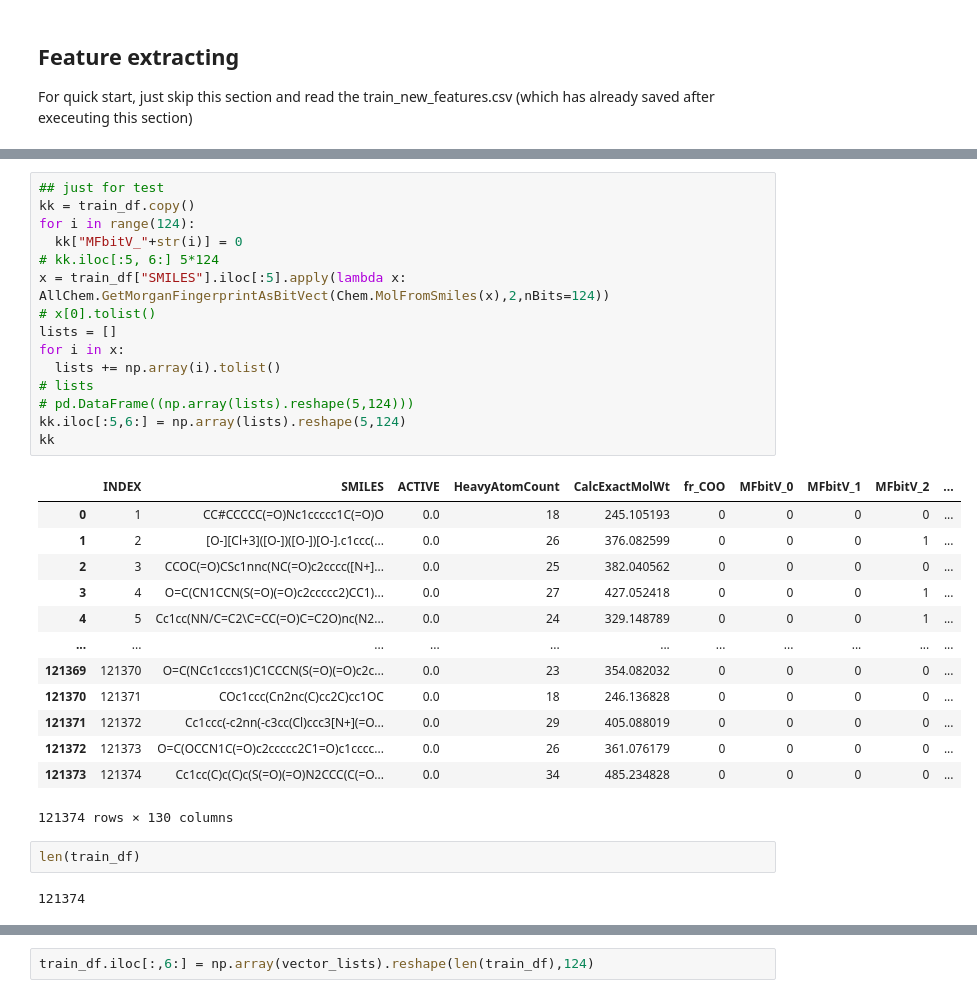
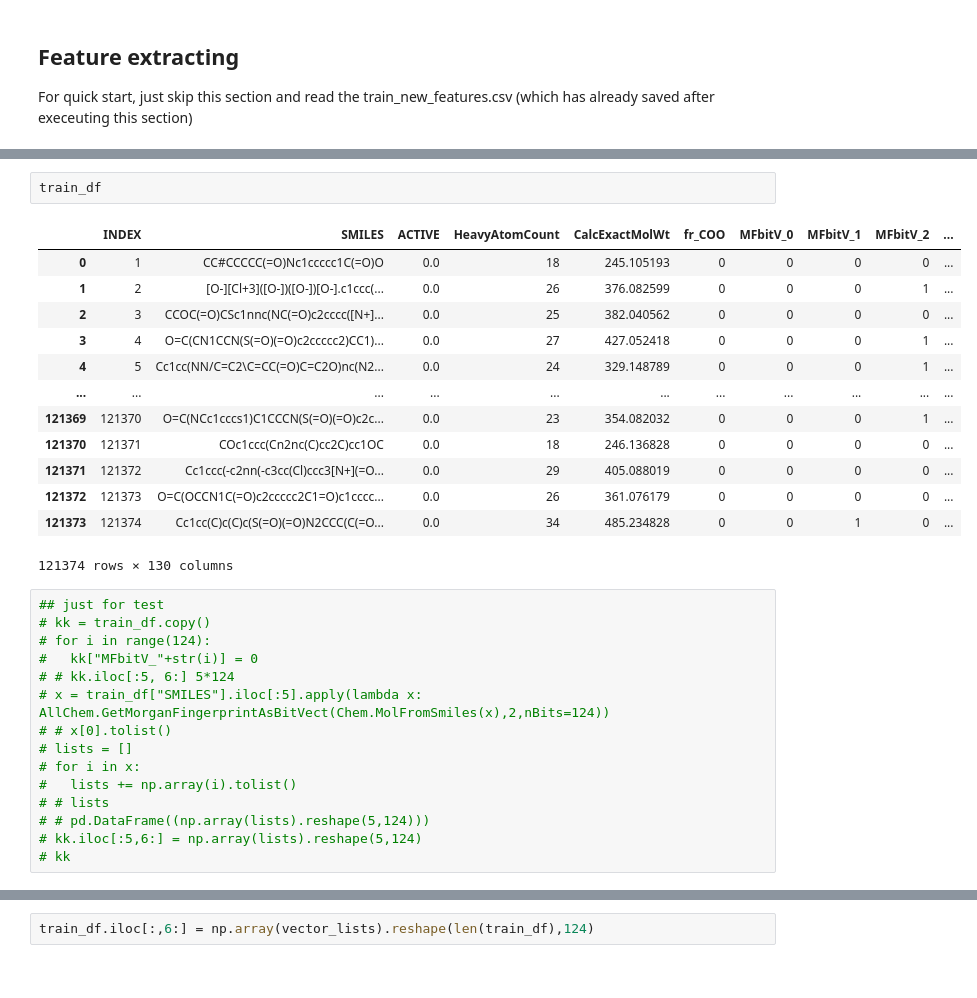
Before and after one commit to Spycsh/DataScienceNoteBooks, a Jupyter notebook: rdkit_challenge.ipynb, the cells around one changed output, grey strips where cells are left out. Drawn from its saved outputs; the diff is of its cells as text.

```diff
--- a/rdkit_challenge.ipynb
+++ b/rdkit_challenge.ipynb
@@ -98,36 +90,34 @@ RDKit WARNING: [20:34:09] WARNING: not removing hydrogen atom without neighbors
+# %%
+train_df
+# %% [output]
+|  | INDEX | SMILES | ACTIVE | HeavyAtomCount | CalcExactMolWt | fr_COO | MFbitV_0 | MFbitV_1 | MFbitV_2 | ... |
+| 0 | 1 | CC#CCCCC(=O)Nc1ccccc1C(=O)O | 0.0 | 18 | 245.105193 | 0 | 0 | 0 | 0 | ... |
+| 1 | 2 | [O-][Cl+3]([O-])([O-])[O-].c1ccc(... | 0.0 | 26 | 376.082599 | 0 | 0 | 0 | 1 | ... |
+| 2 | 3 | CCOC(=O)CSc1nnc(NC(=O)c2cccc([N+]... | 0.0 | 25 | 382.040562 | 0 | 0 | 0 | 0 | ... |
+| 3 | 4 | O=C(CN1CCN(S(=O)(=O)c2ccccc2)CC1)... | 0.0 | 27 | 427.052418 | 0 | 0 | 0 | 1 | ... |
+| 4 | 5 | Cc1cc(NN/C=C2\C=CC(=O)C=C2O)nc(N2... | 0.0 | 24 | 329.148789 | 0 | 0 | 0 | 1 | ... |
+| ... | ... | ... | ... | ... | ... | ... | ... | ... | ... | ... |
+| 121369 | 121370 | O=C(NCc1cccs1)C1CCCN(S(=O)(=O)c2c... | 0.0 | 23 | 354.082032 | 0 | 0 | 0 | 1 | ... |
+| 121370 | 121371 | COc1ccc(Cn2nc(C)cc2C)cc1OC | 0.0 | 18 | 246.136828 | 0 | 0 | 0 | 0 | ... |
+| 121371 | 121372 | Cc1ccc(-c2nn(-c3cc(Cl)ccc3[N+](=O... | 0.0 | 29 | 405.088019 | 0 | 0 | 0 | 0 | ... |
+| 121372 | 121373 | O=C(OCCN1C(=O)c2ccccc2C1=O)c1cccc... | 0.0 | 26 | 361.076179 | 0 | 0 | 0 | 0 | ... |
+| 121373 | 121374 | Cc1cc(C)c(C)c(S(=O)(=O)N2CCC(C(=O... | 0.0 | 34 | 485.234828 | 0 | 0 | 1 | 0 | ... |
+121374 rows × 130 columns
 # %%
 ## just for test
-kk = train_df.copy()
-for i in range(124):
-  kk["MFbitV_"+str(i)] = 0
-# kk.iloc[:5, 6:] 5*124
-x = train_df["SMILES"].iloc[:5].apply(lambda x: AllChem.GetMorganFingerprintAsBitVect(Chem.MolFromSmiles(x),2,nBits=124))
-# x[0].tolist()
-lists = []
-for i in x:
-  lists += np.array(i).tolist()
-# lists
-# pd.DataFrame((np.array(lists).reshape(5,124)))
-kk.iloc[:5,6:] = np.array(lists).reshape(5,124)
-kk
+# kk = train_df.copy()
+# for i in range(124):
+#   kk["MFbitV_"+str(i)] = 0
+# # kk.iloc[:5, 6:] 5*124
+# x = train_df["SMILES"].iloc[:5].apply(lambda x: AllChem.GetMorganFingerprintAsBitVect(Chem.MolFromSmiles(x),2,nBits=124))
+# # x[0].tolist()
+# lists = []
+# for i in x:
+#   lists += np.array(i).tolist()
+# # lists
+# # pd.DataFrame((np.array(lists).reshape(5,124)))
+# kk.iloc[:5,6:] = np.array(lists).reshape(5,124)
+# kk
-# %% [output]
-|  | INDEX | SMILES | ACTIVE | HeavyAtomCount | CalcExactMolWt | fr_COO | MFbitV_0 | MFbitV_1 | MFbitV_2 | ... |
-| 0 | 1 | CC#CCCCC(=O)Nc1ccccc1C(=O)O | 0.0 | 18 | 245.105193 | 0 | 0 | 0 | 0 | ... |
-| 1 | 2 | [O-][Cl+3]([O-])([O-])[O-].c1ccc(... | 0.0 | 26 | 376.082599 | 0 | 0 | 0 | 1 | ... |
-| 2 | 3 | CCOC(=O)CSc1nnc(NC(=O)c2cccc([N+]... | 0.0 | 25 | 382.040562 | 0 | 0 | 0 | 0 | ... |
-| 3 | 4 | O=C(CN1CCN(S(=O)(=O)c2ccccc2)CC1)... | 0.0 | 27 | 427.052418 | 0 | 0 | 0 | 1 | ... |
-| 4 | 5 | Cc1cc(NN/C=C2\C=CC(=O)C=C2O)nc(N2... | 0.0 | 24 | 329.148789 | 0 | 0 | 0 | 1 | ... |
-| ... | ... | ... | ... | ... | ... | ... | ... | ... | ... | ... |
-| 121369 | 121370 | O=C(NCc1cccs1)C1CCCN(S(=O)(=O)c2c... | 0.0 | 23 | 354.082032 | 0 | 0 | 0 | 0 | ... |
-| 121370 | 121371 | COc1ccc(Cn2nc(C)cc2C)cc1OC | 0.0 | 18 | 246.136828 | 0 | 0 | 0 | 0 | ... |
-| 121371 | 121372 | Cc1ccc(-c2nn(-c3cc(Cl)ccc3[N+](=O... | 0.0 | 29 | 405.088019 | 0 | 0 | 0 | 0 | ... |
-| 121372 | 121373 | O=C(OCCN1C(=O)c2ccccc2C1=O)c1cccc... | 0.0 | 26 | 361.076179 | 0 | 0 | 0 | 0 | ... |
-| 121373 | 121374 | Cc1cc(C)c(C)c(S(=O)(=O)N2CCC(C(=O... | 0.0 | 34 | 485.234828 | 0 | 0 | 0 | 0 | ... |
-121374 rows × 130 columns
-# %%
-len(train_df)
-# %% [output]
-121374
 # %%
 for i in range(124):
   train_df["MFbitV_"+str(i)] = 0
```
Also changed, not shown: parts of 21 cells of this notebook.
